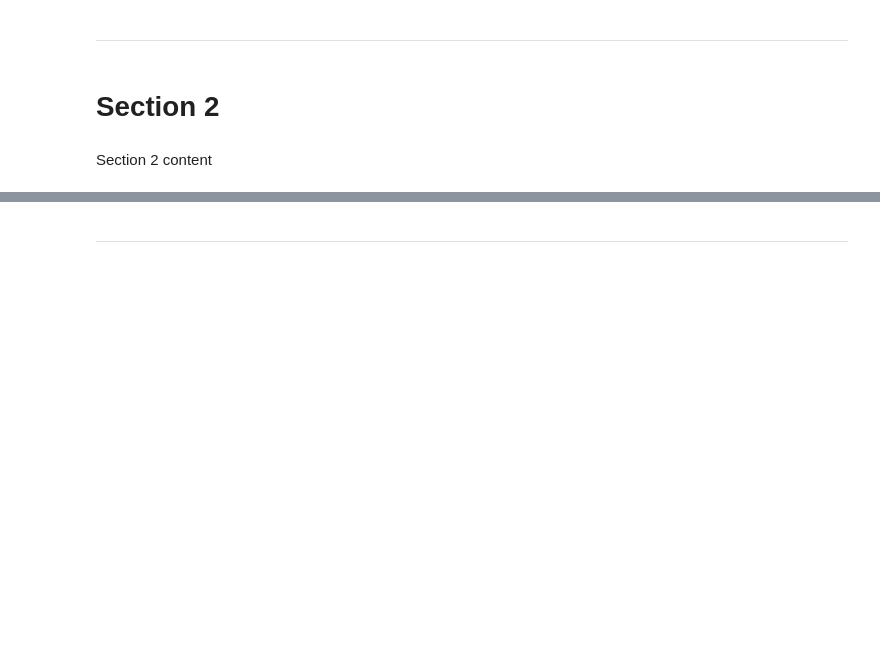
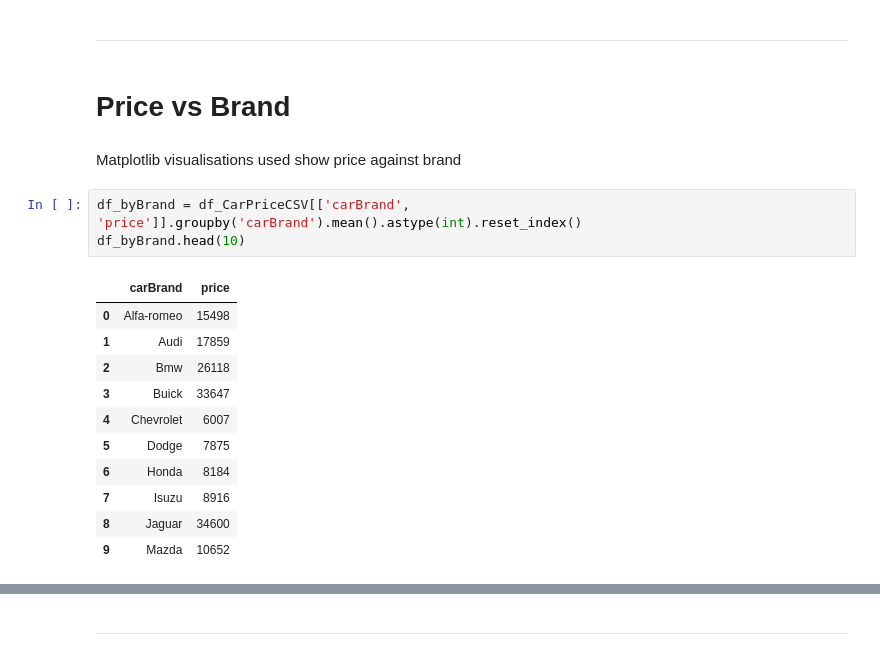
Before and after one commit to daniel67014/ci-hackathon1-car-price-analysis, a Jupyter notebook: jupyter_notebooks/DataVisualisations.ipynb, the cells around one changed output, grey strips where cells are left out. Saved outputs shown, nothing was run; the diff lists cells and outputs as text; blank space fills up the shorter version.

```diff
--- a/jupyter_notebooks/DataVisualisations.ipynb
+++ b/jupyter_notebooks/DataVisualisations.ipynb
@@ -76,7 +76,22 @@ df_CarPriceCSV.head()
 5 rows × 27 columns
 # %% [markdown]
 ---
-# %% [markdown]
-# Section 2
-# %% [markdown]
-Section 2 content
+# %% [markdown]
+# Price vs Brand
+# %% [markdown]
+Matplotlib visualisations used show price against brand
+# %%
+df_byBrand = df_CarPriceCSV[['carBrand', 'price']].groupby('carBrand').mean().astype(int).reset_index()
+df_byBrand.head(10)
+# %% [output]
+|  | carBrand | price |
+| 0 | Alfa-romeo | 15498 |
+| 1 | Audi | 17859 |
+| 2 | Bmw | 26118 |
+| 3 | Buick | 33647 |
+| 4 | Chevrolet | 6007 |
+| 5 | Dodge | 7875 |
+| 6 | Honda | 8184 |
+| 7 | Isuzu | 8916 |
+| 8 | Jaguar | 34600 |
+| 9 | Mazda | 10652 |
```
Also changed, not shown: parts of 2 cells of this notebook.
